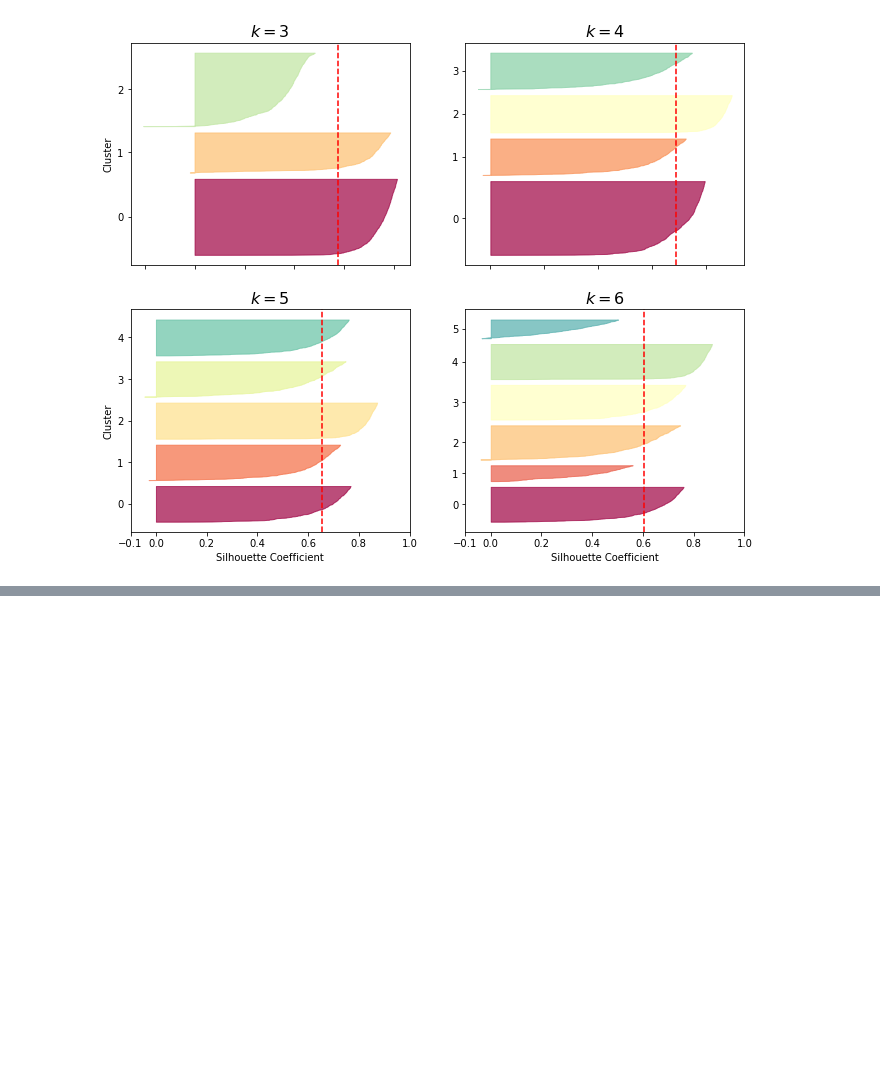
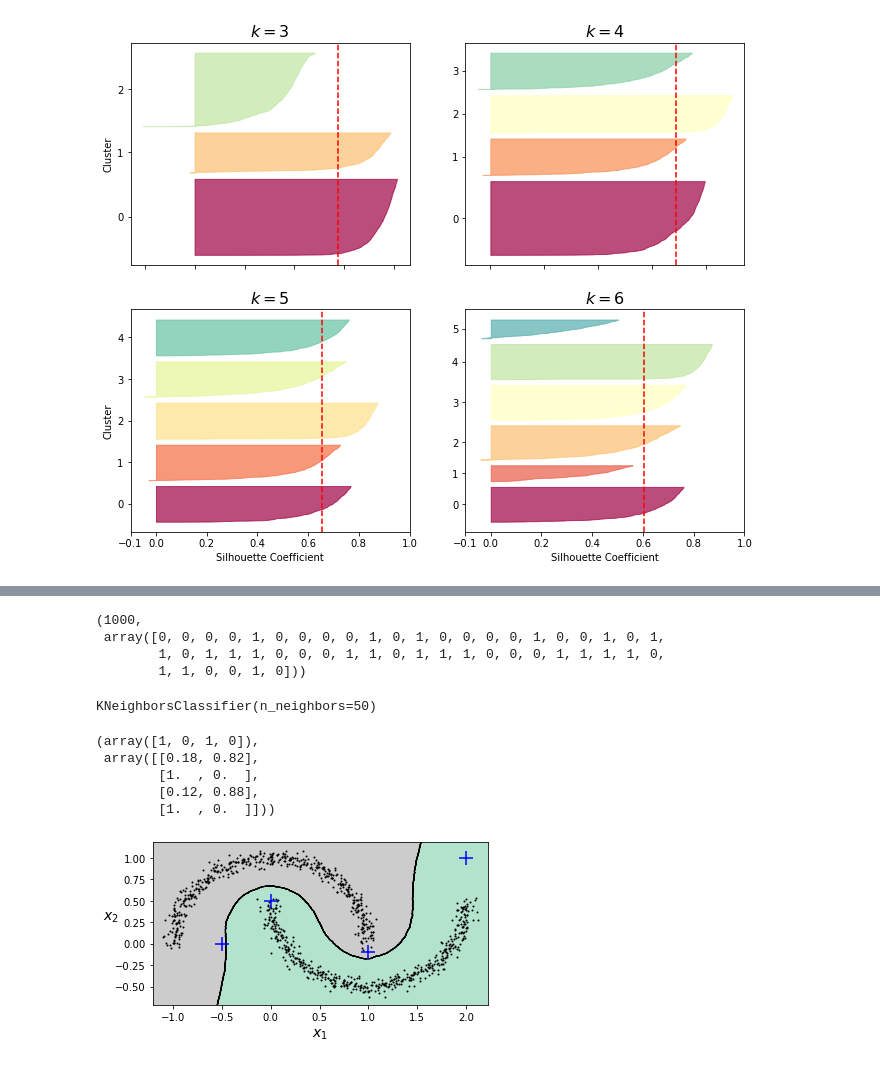
Before and after one commit to dominicwllmsn/handsonML, a Jupyter notebook: handson_code9.ipynb, the cells around one changed output, grey strips where cells are left out. Cells and saved outputs as stored; diff of their text form; code cells hidden in the pictures; blank space fills up the shorter version.

```diff
--- a/handson_code9.ipynb
+++ b/handson_code9.ipynb
@@ -368,0 +646,52 @@ image.shape
+# %%
+# Plotting the data with the clustering shows that the algorithm identified quite a lot of anomalies, and seven different
+# clusters (not expected for the simple moons dataset). If we widen each instances neighbourhood by increasing eps to 0.2,
+# we get a more reasonable clustering into the two moon shapes.
+
+dbscan = DBSCAN(eps=0.2, min_samples=5)
+dbscan.fit(X)
+len(dbscan.core_sample_indices_), dbscan.labels_[:50]
+
+# Now all of the 1000 instances are core instances (so no anomalies) and are grouped into one of two clusters.
+# %% [output]
+(1000,
+ array([0, 0, 0, 0, 1, 0, 0, 0, 0, 1, 0, 1, 0, 0, 0, 0, 1, 0, 0, 1, 0, 1,
+        1, 0, 1, 1, 1, 0, 0, 0, 1, 1, 0, 1, 1, 1, 0, 0, 0, 1, 1, 1, 1, 0,
+        1, 1, 0, 0, 1, 0]))
+# %%
+# Somewhat surprisingly, the DBSCAN class does not have a predict() method, although it has a fit_predict() method
+# (fit_predict finds the clusters given the data, then returns the predicted cluster index for each instance).
+# In other words, it cannot predict which cluster a new instance belongs to. This implementation decision was made
+# because different classification algorithms can be better for different tasks, so the authors decided to let the user
+# choose which one to use. Moreover, it’s not hard to implement. For example, let’s train a KNeighborsClassifier:
+
+from sklearn.neighbors import KNeighborsClassifier
+
+knn = KNeighborsClassifier(n_neighbors=50)
+knn.fit(dbscan.components_, dbscan.labels_[dbscan.core_sample_indices_])
+
+# Note that we only trained the classifier on the core instances, but we could also have chosen to train it on all the
+# instances, or all instances but the anomalies: this choice depends on the final task.
+# %% [output]
+KNeighborsClassifier(n_neighbors=50)
+# %%
+# Given new instances, we can predict which cluster they most likely belong to and even estimate a probability for each
+# cluster:
+
+X_new = np.array([[-0.5, 0], [0, 0.5], [1, -0.1], [2, 1]])
+knn.predict(X_new), knn.predict_proba(X_new)
+# %% [output]
+(array([1, 0, 1, 0]),
+ array([[0.18, 0.82],
+        [1.  , 0.  ],
+        [0.12, 0.88],
+        [1.  , 0.  ]]))
+# %%
+# The decision boundary is plotted below (the crosses represent the four instances in X_new).
+
+plt.figure(figsize=(6, 3))
+plot_decision_boundaries(knn, X, show_centroids=False)
+plt.scatter(X_new[:, 0], X_new[:, 1], c="b", marker="+", s=200, zorder=10)
+plt.show()
+# %% [output]
+[figure, added]
```
Also changed, not shown: parts of 25 cells of this notebook.
